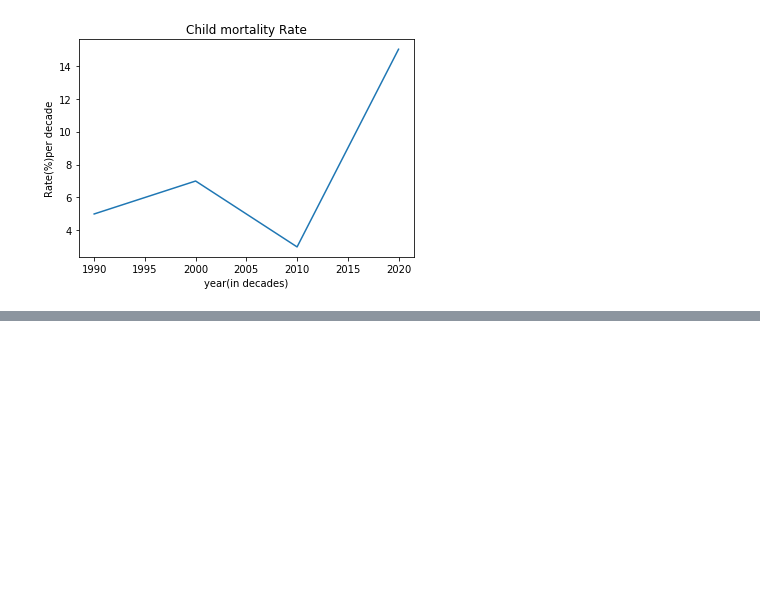
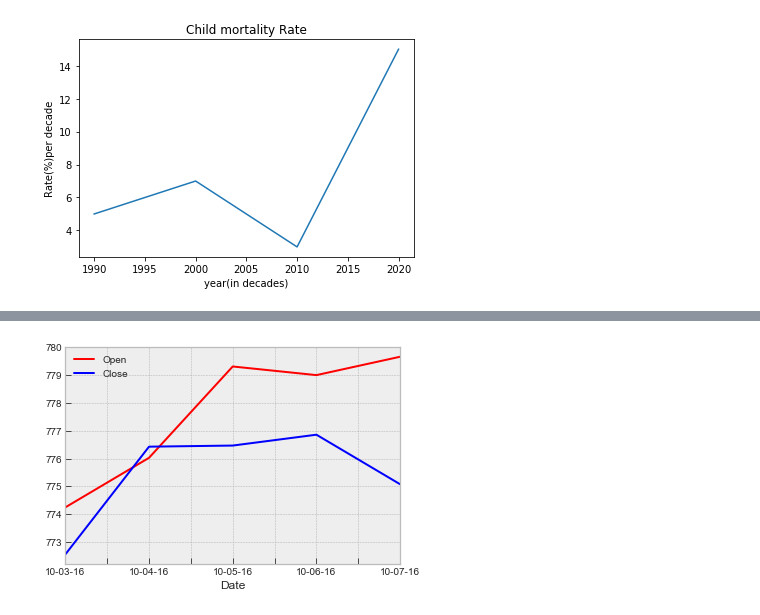
Before and after one commit to charlespreshy/introduction-to-matplotlib, a Jupyter notebook: Introduction to Matplotlib.ipynb, the cells around one changed output, grey strips where cells are left out. Drawn from its saved outputs; the diff is of its cells as text; code cells hidden in the pictures; blank space fills up the shorter version.

```diff
--- a/Introduction to Matplotlib.ipynb
+++ b/Introduction to Matplotlib.ipynb
@@ -192,0 +193,5 @@ plt.show()
+# %%
+#a python program to draw line charts of the financial data of Alphabet Inc.(correction)
+
+stock_data = pd.read_csv("Alphabet_inc.csv")
+stock_data
@@ -193,3 +205,12 @@ plt.show()
+# %%
+df = pd.DataFrame(stock_data)
+
+ax = plt.gca() #get current axis
+df.plot(kind = 'line', x = 'Date', y = 'Open', color = 'red', ax = ax)
+df.plot(kind = 'line', x = 'Date', y = 'Close', color = 'blue', ax = ax)
+plt.show()
+# %% [output]
+[figure, added]
 # %%
 #a python program to plot two or more lines with different styles, colors and linewidth.
 
```
Also changed, not shown: parts of 3 cells of this notebook.
